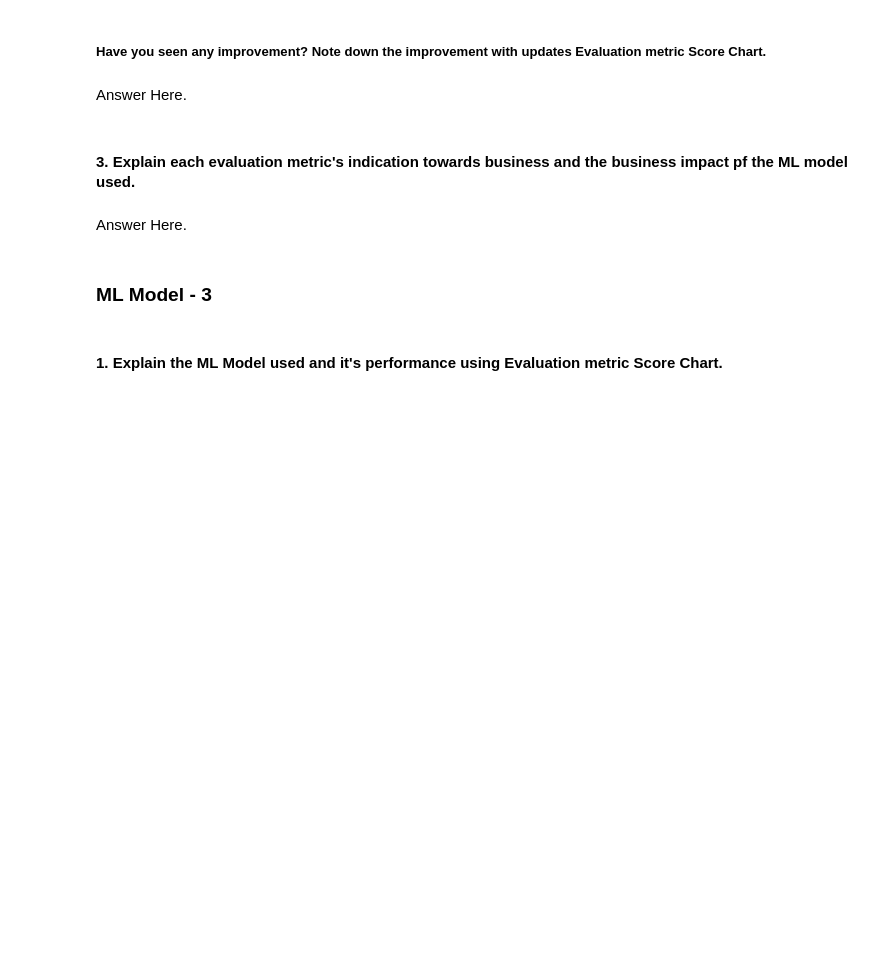
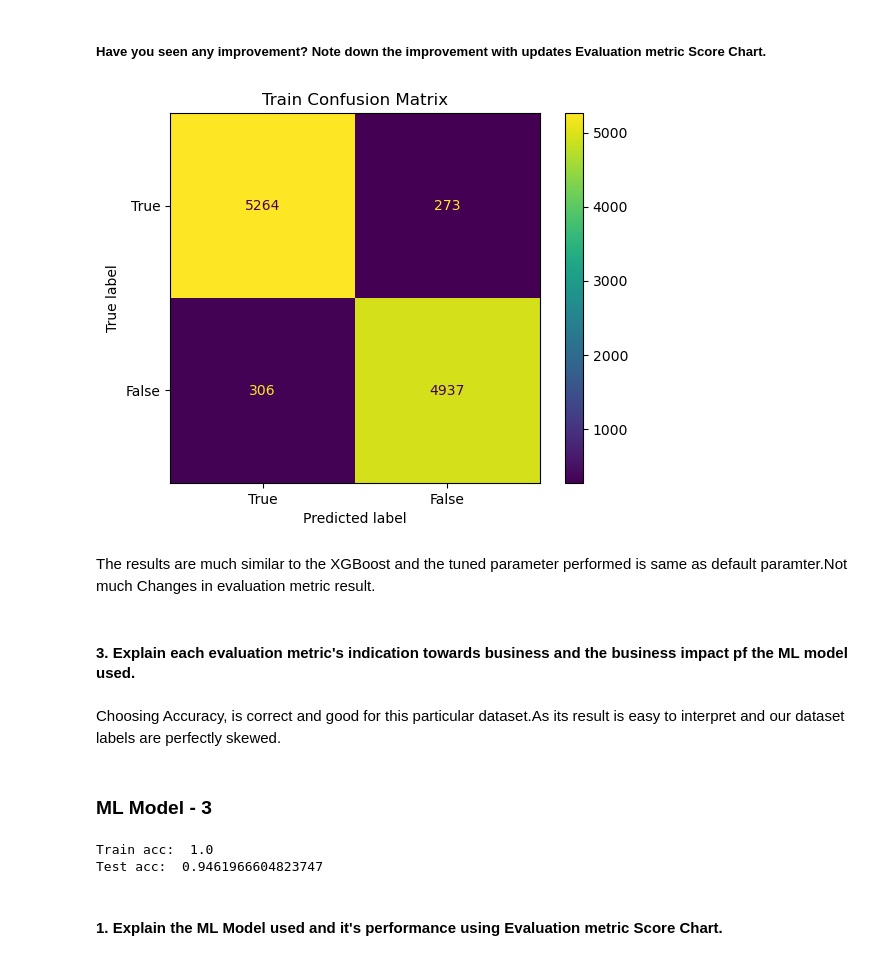
Before and after one commit to balaji-89/Airline_Passenger_Referral_Prediction, a Jupyter notebook: Solution/PassengerReferral.ipynb, the cells around one changed output. Saved outputs shown, nothing was run; the diff lists cells and outputs as text; code cells hidden in the pictures; blank space fills up the shorter version.

```diff
--- a/Solution/PassengerReferral.ipynb
+++ b/Solution/PassengerReferral.ipynb
@@ -1245,8 +1318,8 @@ final_pipeline = Pipeline([
     ('text_preprocess_pipeline',text_feature_pipeline)
 ])
 # %%
-train_set = final_pipeline.fit_transform(train_set)
-test_set = final_pipeline.transform(test_set)
+train_set = final_pipeline.fit_transform(train_set).astype('float')
+test_set = final_pipeline.transform(test_set).astype('float')
 # %%
 y_train = train_set.recommended
 x_train = train_set.drop('recommended',axis=1)
@@ -1316,11 +1389,11 @@ svr_grid = SVC()
 
 svm_hyper_param = [{
     'kernel':['poly','rbf'],
-    'degree':[3,4,5],
-    'C': [1,2,5]
+    'degree':[4,5],
+    'C': [1,2]
 }]
 
-grid_search = GridSearchCV(svr_grid, svm_hyper_param, cv=5,
+grid_search = GridSearchCV(svr_grid, svm_hyper_param, cv=4,
                                scoring='accuracy')
 
 # Fit the Algorithm
@@ -1334,10 +1410,10 @@ svc_grid = grid_search.best_estimator_
 #fitting whole x_train
 svc_grid.fit(x_train,y_train)
 
-train_prediction = svr_grid.predict(x_train)
-test_prediction = svr_grid.predict(x_test)
+train_prediction = svc_grid.predict(x_train)
+test_prediction = svc_grid.predict(x_test)
 
-#Calculating RMSE score
+#Calculating acc score
 grid_train_acc = accuracy_score(y_train,train_prediction)
 grid_test_acc = accuracy_score(y_test,test_prediction)
 # %%
@@ -1424,0 +1515,13 @@ Fitting 4 folds for each of 20 candidates, totalling 80 fits
+# %%
+#Initializing with the best parameters
+random_forst = RandomForestClassifier(min_samples_leaf = 1 ,bootstrap=True , max_depth=41, min_samples_split=3, n_estimators=120)
+
+random_forst.fit(x_train,y_train)
+
+# Predict on the model
+for_train_prediction = random_forst.predict(x_train)
+for_test_prediction = random_forst.predict(x_test)
+
+#calculating RMSE score
+train_acc = accuracy_score(y_train,for_train_prediction)
+test_acc = accuracy_score(y_test,for_test_prediction)
@@ -1429,11 +1539,20 @@ Answer Here.
 # %% [markdown]
 ##### Have you seen any improvement? Note down the improvement with updates Evaluation metric Score Chart.
-# %% [markdown]
-Answer Here.
+# %%
+# Visualizing evaluation Metric Score chart
+test_confusion_matrix = confusion_matrix(y_test,for_test_prediction)
+cm_display = ConfusionMatrixDisplay(confusion_matrix = test_confusion_matrix, display_labels = [True, False])
+cm_display.plot()
+plt.title("Train Confusion Matrix")
+plt.show()
+# %% [output]
+[figure, added]
+# %% [markdown]
+The results are much similar to the XGBoost and the tuned parameter performed is same as default paramter.Not much Changes in evaluation metric result.
 # %% [markdown]
 #### 3. Explain each evaluation metric's indication towards business and the business impact pf the ML model used.
-# %% [markdown]
-Answer Here.
+# %% [markdown]
+Choosing Accuracy, is correct and good for this particular dataset.As its result is easy to interpret and our dataset labels are perfectly skewed.
 # %% [markdown]
 ### ML Model - 3
 # %%
@@ -1445,2 +1572,9 @@ Answer Here.
+# %%
+#printing acc score
+print("Train acc: ",xg_train_acc)
+print("Test acc: ",xg_test_acc)
+# %% [output]
+Train acc:  1.0
+Test acc:  0.9461966604823747
 # %% [markdown]
 #### 1. Explain the ML Model used and it's performance using Evaluation metric Score Chart.
```
Also changed, not shown: parts of 57 cells of this notebook.
